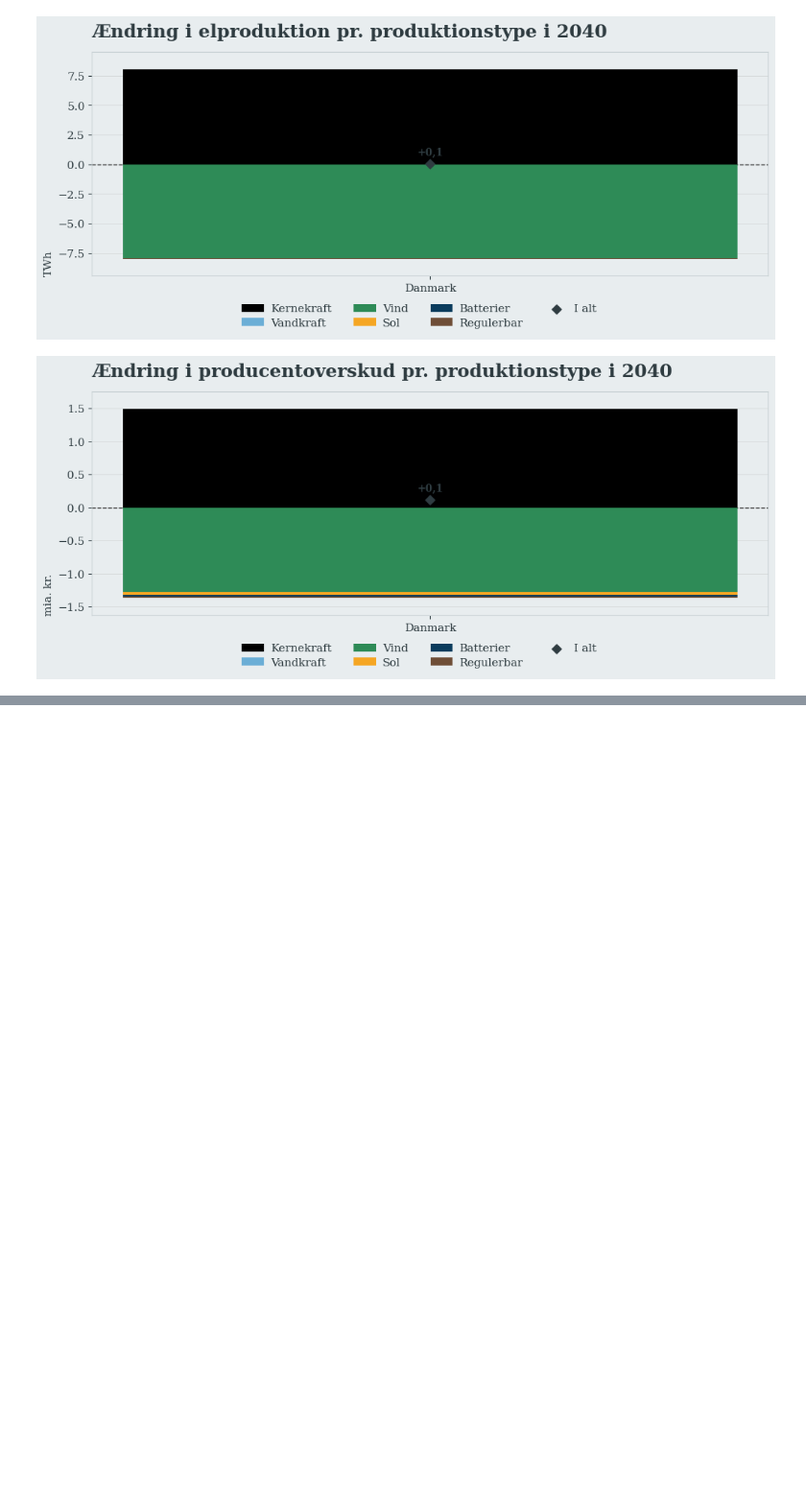
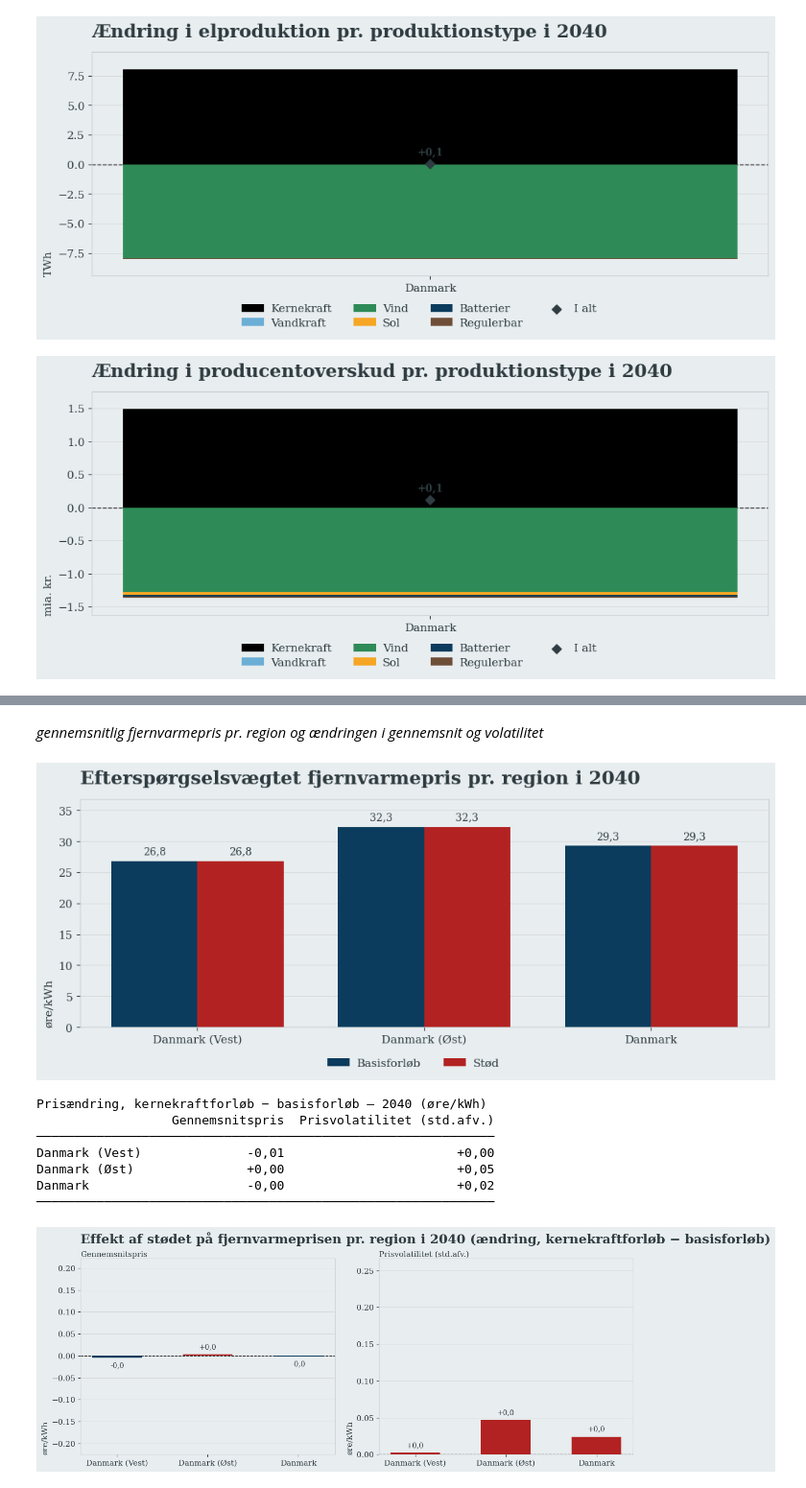
Before and after one commit to cfn368/ET_GR_wrapper, a Jupyter notebook: 0_ET_vis_analysis.ipynb, the cells around one changed output, grey strips where cells are left out. Shown at 96% size. Cells and saved outputs as stored; diff of their text form; code cells hidden in the pictures; blank space fills up the shorter version.

```diff
--- a/0_ET_vis_analysis.ipynb
+++ b/0_ET_vis_analysis.ipynb
@@ -159,0 +181,15 @@ plot_profit_delta(baseline_output, shock_output, id2Pt=id2Pt, id2EA=id2EA, year=
+# %% [markdown]
+*gennemsnitlig fjernvarmepris pr. region og ændringen i gennemsnit og volatilitet*
+# %%
+plot_price_levels(ctx_dh, years=yr)
+plot_price_delta(ctx_dh, years=yr, stats=("mean", "std"), verbose=True);
+# %% [output]
+[figure, added]
+Prisændring, kernekraftforløb − basisforløb — 2040 (øre/kWh)
+                  Gennemsnitspris  Prisvolatilitet (std.afv.)
+─────────────────────────────────────────────────────────────
+Danmark (Vest)              -0,01                       +0,00
+Danmark (Øst)               +0,00                       +0,05
+Danmark                     -0,00                       +0,02
+─────────────────────────────────────────────────────────────
+[figure, added]
```
Also changed, not shown: parts of 15 cells of this notebook, 11 other files.
